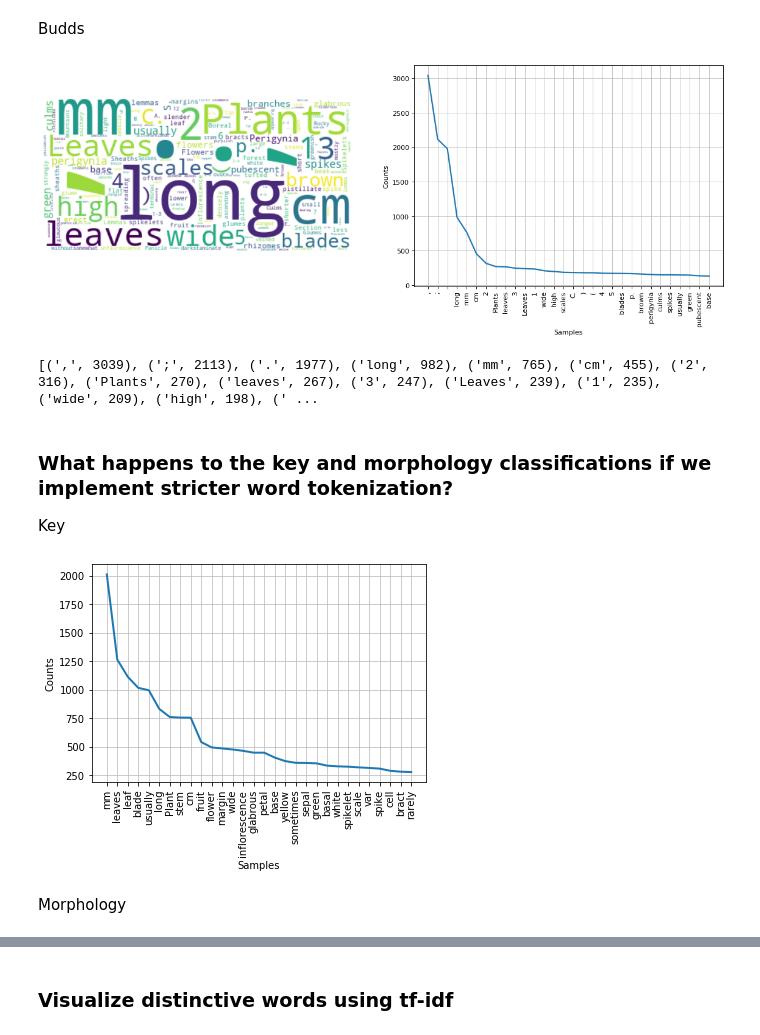
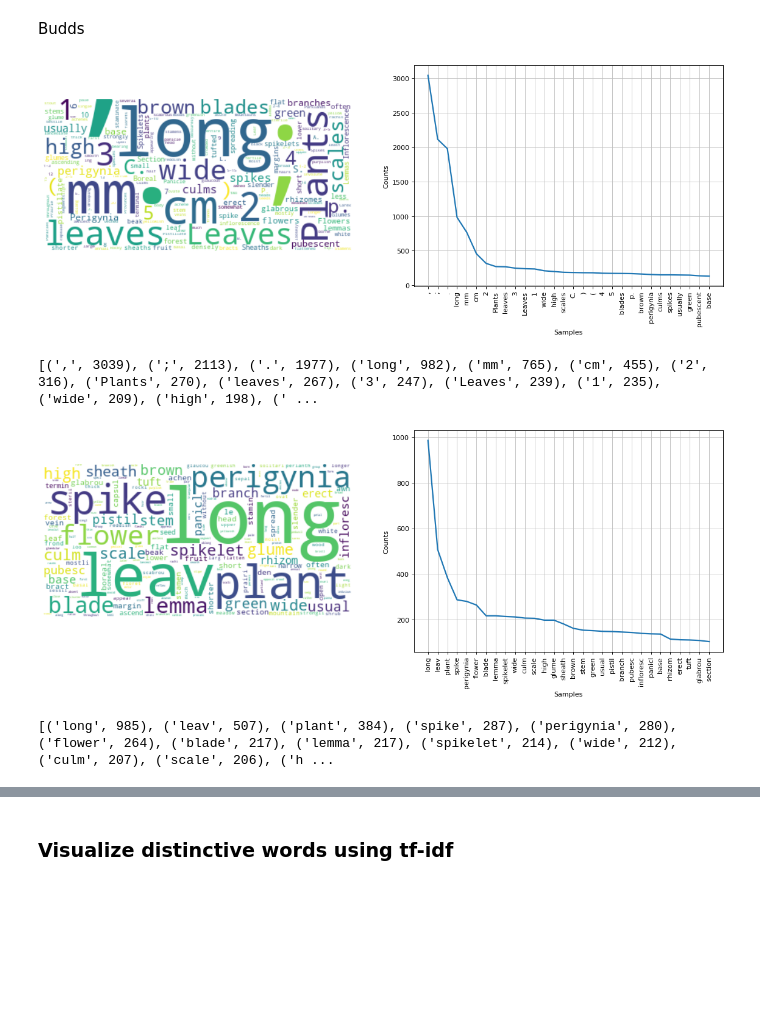
Before and after one commit to jocelynpender/flora-prepper, a Jupyter notebook: notebooks/analysis_visualization.ipynb, the cells around one changed output, grey strips where cells are left out. Drawn from its saved outputs; the diff is of its cells as text; code cells hidden in the pictures; blank space fills up the shorter version.

Commit message:
add naive implementation of coloured wordclouds

```diff
--- a/notebooks/analysis_visualization.ipynb
+++ b/notebooks/analysis_visualization.ipynb
@@ -57,6 +57,6 @@ visualize_words(text, tokenized_stop_words)
 # %%
 tokenized_stop_words_clean = features.prepare_stop_words(custom_stop_words=["unknown", "accepted", "synonym",
                                                              "basionym", "source",
-                                                             "note", "notes", "morphology"], clean=True)
+                                                             "note", "notes", "morphology", "fna_id"], clean=True)
 visualize_words(text, tokenized_stop_words_clean, cleanup=True)
 # %% [output]
@@ -129,20 +144,9 @@ visualize_words(fna_text, tokenized_stop_words)
 Budds
 # %%
 visualize_words(budds_text, tokenized_stop_words)
+visualize_words(budds_text, tokenized_stop_words_clean, cleanup=True)
 # %% [output]
-[figure, old version]
+[figure, new version]
 [(',', 3039), (';', 2113), ('.', 1977), ('long', 982), ('mm', 765), ('cm', 455), ('2', 316), ('Plants', 270), ('leaves', 267), ('3', 247), ('Leaves', 239), ('1', 235), ('wide', 209), ('high', 198), (' ...
+[figure, added]
+[('long', 985), ('leav', 507), ('plant', 384), ('spike', 287), ('perigynia', 280), ('flower', 264), ('blade', 217), ('lemma', 217), ('spikelet', 214), ('wide', 212), ('culm', 207), ('scale', 206), ('h ...
-# %% [markdown]
-### What happens to the key and morphology classifications if we implement stricter word tokenization?
-
-Key
-# %%
-word_cloud_key = WordCloud(stopwords=tokenized_stop_words,
-                      background_color="white", collocations=False).process_text(key)
-fdist_key = FreqDist(word_cloud_key)
-fdist_key.plot(30,cumulative=False)
-plt.show()
-# %% [output]
-[figure, removed]
-# %% [markdown]
-Morphology
```
Also changed, not shown: parts of 18 cells of this notebook, 6 other files.
